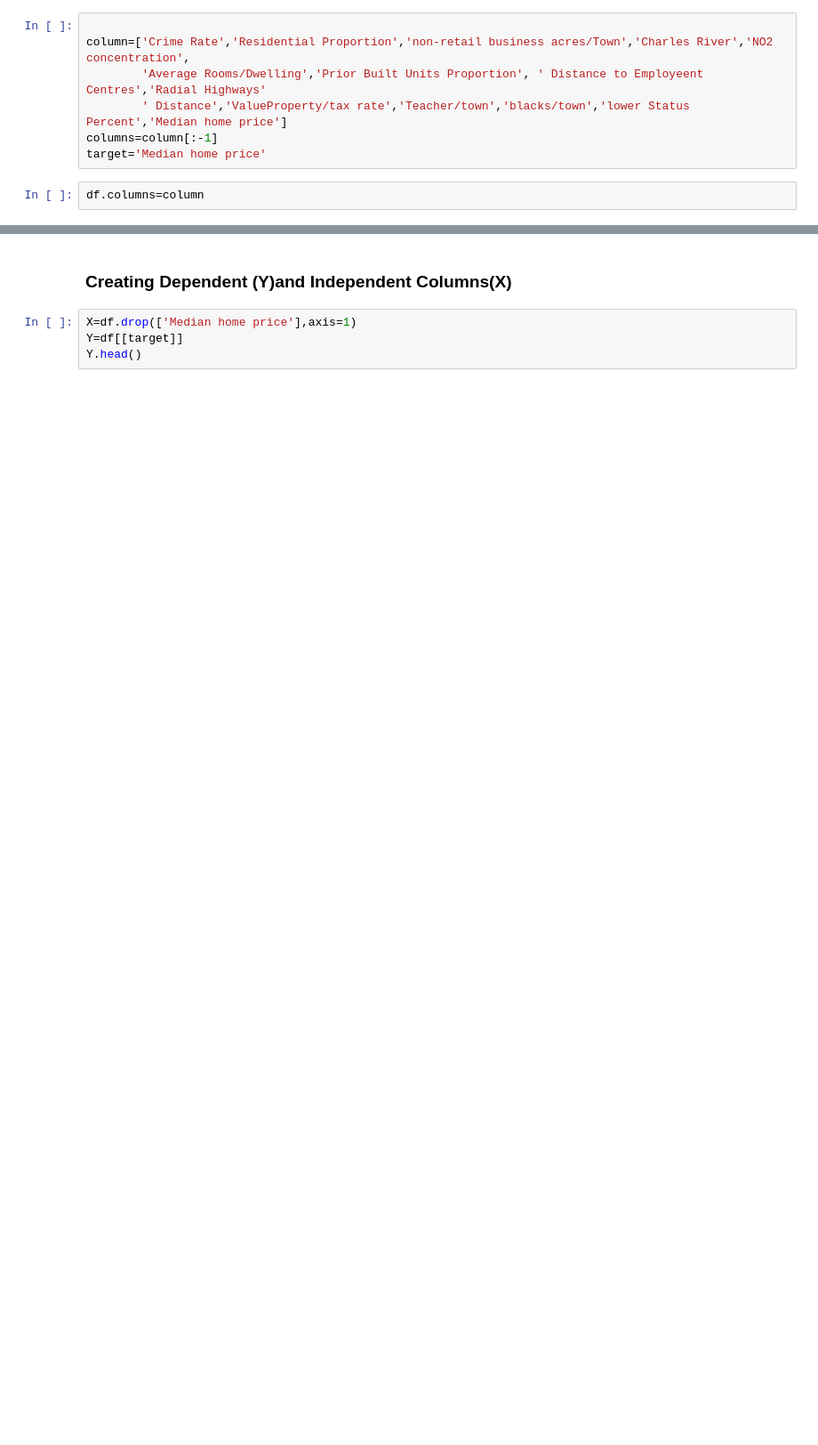
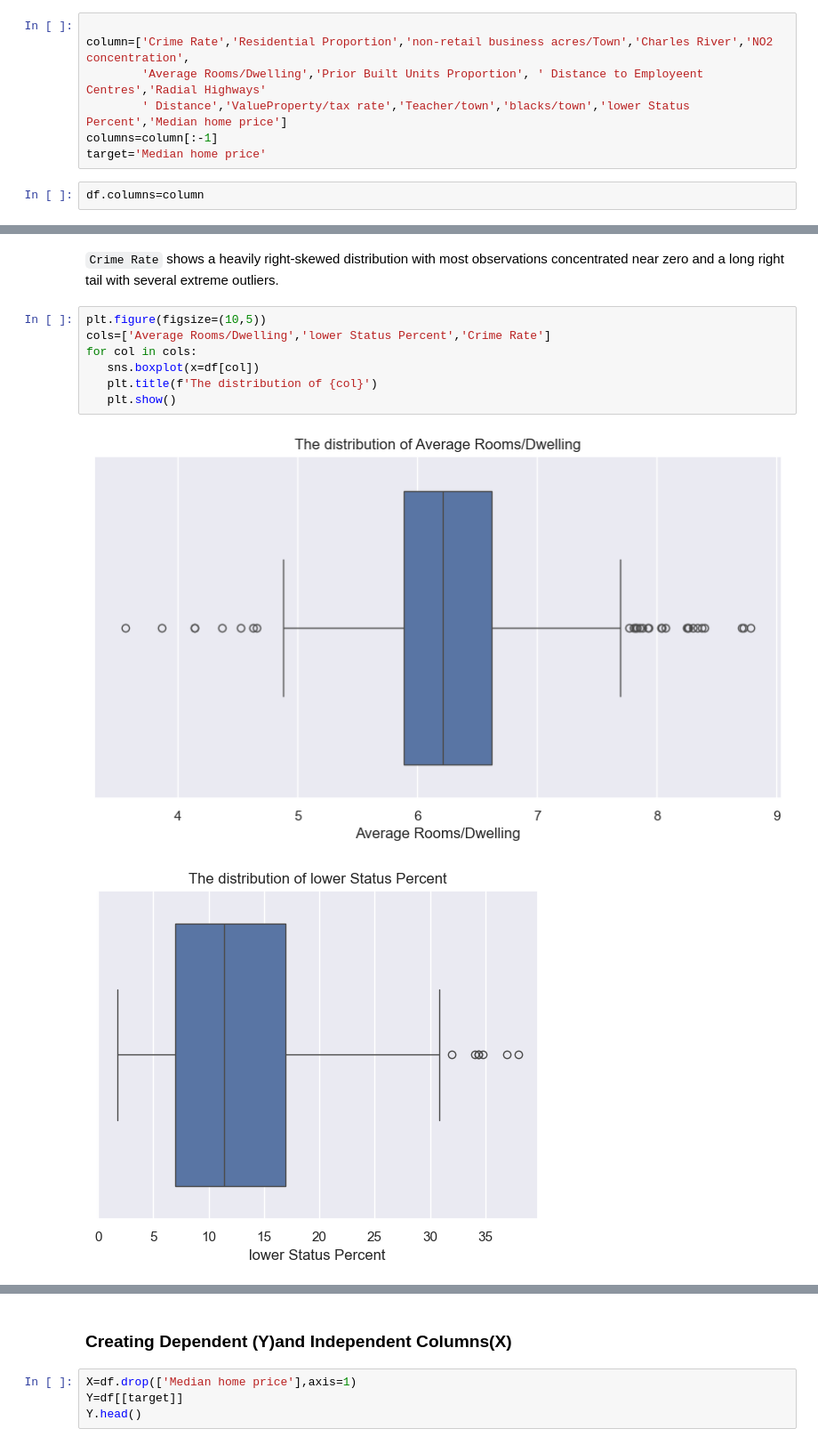
Before and after one commit to AhmadAlee10/linear-regression-boston, a Jupyter notebook: BostonDataset.ipynb, the cells around one changed output, grey strips where cells are left out. Shown at 89% size. Cells and saved outputs as stored; diff of their text form; blank space fills up the shorter version.

````diff
--- a/BostonDataset.ipynb
+++ b/BostonDataset.ipynb
@@ -32,0 +128,12 @@ df.isnull().sum()
+# %% [markdown]
+```Crime Rate``` shows a heavily right-skewed distribution with most observations concentrated near zero and a long right tail with several extreme outliers.
+# %%
+plt.figure(figsize=(10,5))
+cols=['Average Rooms/Dwelling','lower Status Percent','Crime Rate']
+for col in cols:
+   sns.boxplot(x=df[col])
+   plt.title(f'The distribution of {col}')
+   plt.show()
+# %% [output]
+[figure, added]
+[figure, added]
````
Also changed, not shown: parts of 26 cells of this notebook.
